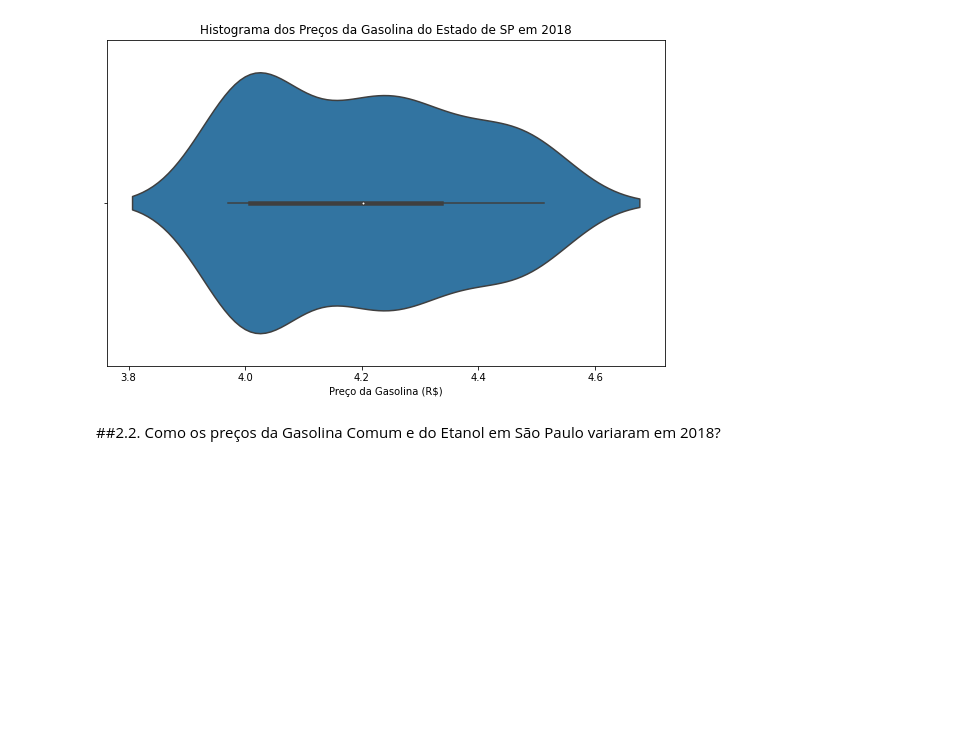
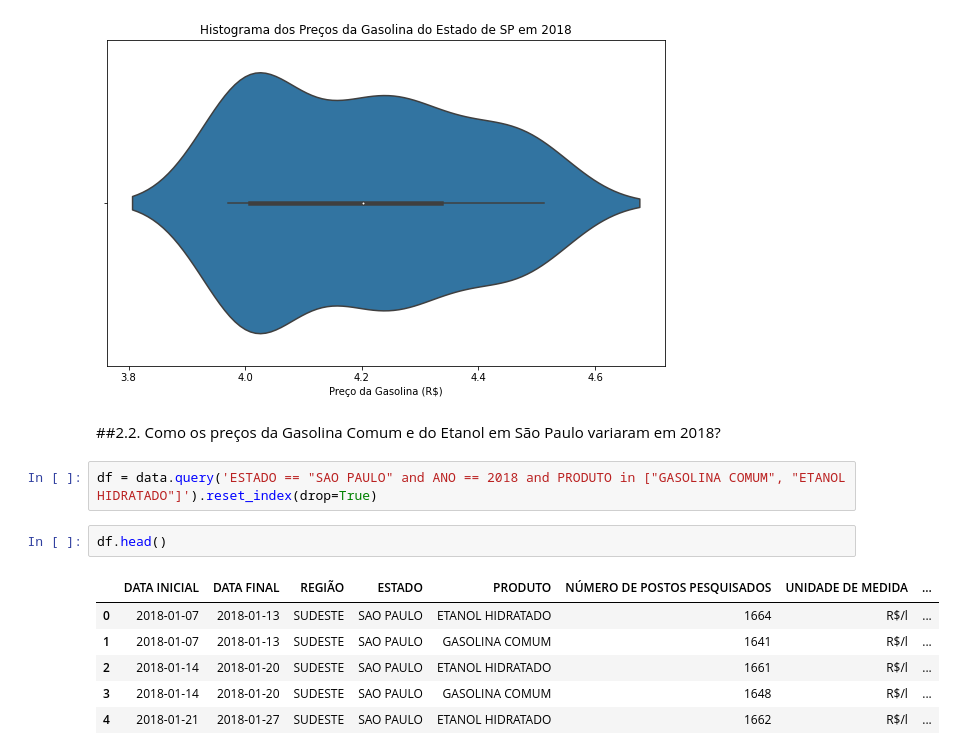
Before and after one commit to edmgjr/portifolio, a Jupyter notebook: Analise_Exploratória_Preços_combustiveis.ipynb, the cells around one changed output. Drawn from its saved outputs; the diff is of its cells as text; blank space fills up the shorter version.

```diff
--- a/Analise_Exploratória_Preços_combustiveis.ipynb
+++ b/Analise_Exploratória_Preços_combustiveis.ipynb
@@ -413,3 +413,14 @@ Text(0.5, 0, 'Preço da Gasolina (R$)')
 [figure]
 # %% [markdown]
 ##2.2. Como os preços da Gasolina Comum e do Etanol em São Paulo variaram em 2018?
+# %%
+df = data.query('ESTADO == "SAO PAULO" and ANO == 2018 and PRODUTO in ["GASOLINA COMUM", "ETANOL HIDRATADO"]').reset_index(drop=True)
+# %%
+df.head()
+# %% [output]
+|  | DATA INICIAL | DATA FINAL | REGIÃO | ESTADO | PRODUTO | NÚMERO DE POSTOS PESQUISADOS | UNIDADE DE MEDIDA | ... |
+| 0 | 2018-01-07 | 2018-01-13 | SUDESTE | SAO PAULO | ETANOL HIDRATADO | 1664 | R$/l | ... |
+| 1 | 2018-01-07 | 2018-01-13 | SUDESTE | SAO PAULO | GASOLINA COMUM | 1641 | R$/l | ... |
+| 2 | 2018-01-14 | 2018-01-20 | SUDESTE | SAO PAULO | ETANOL HIDRATADO | 1661 | R$/l | ... |
+| 3 | 2018-01-14 | 2018-01-20 | SUDESTE | SAO PAULO | GASOLINA COMUM | 1648 | R$/l | ... |
+| 4 | 2018-01-21 | 2018-01-27 | SUDESTE | SAO PAULO | ETANOL HIDRATADO | 1662 | R$/l | ... |
```
Also changed, not shown: parts of 2 cells of this notebook.
